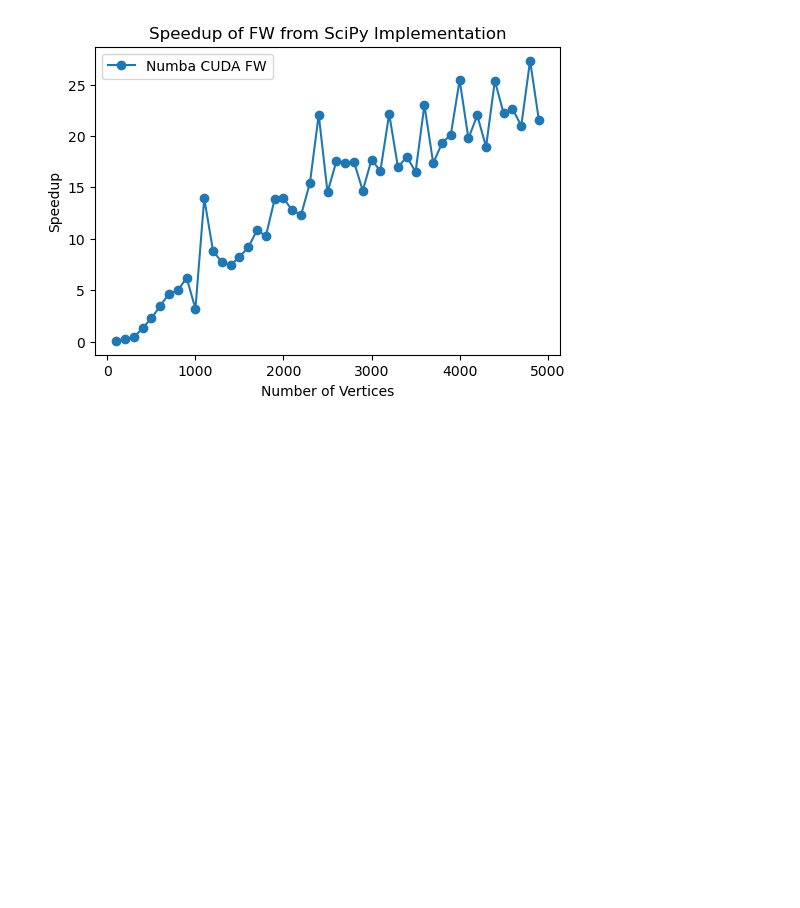
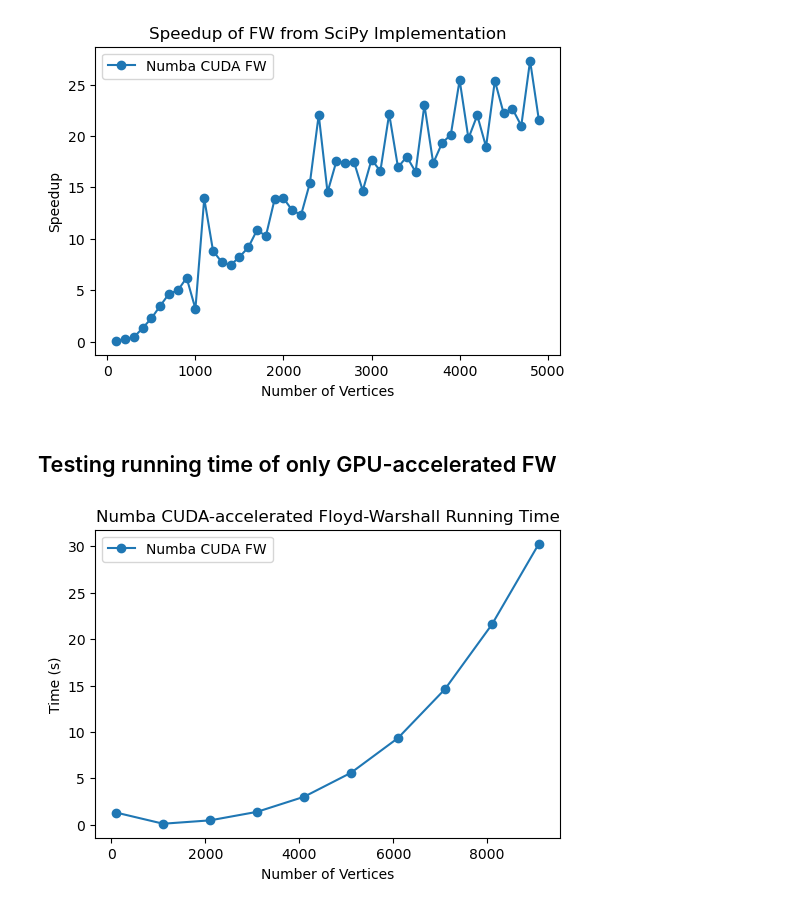
Before and after one commit to andersontruong/gnn-transport, a Jupyter notebook: cuda/benchmarks/floyd_warshall.ipynb, the cells around one changed output. Cells and saved outputs as stored; diff of their text form; code cells hidden in the pictures; blank space fills up the shorter version.

Commit message:
add gpu running times

```diff
--- a/cuda/benchmarks/floyd_warshall.ipynb
+++ b/cuda/benchmarks/floyd_warshall.ipynb
@@ -171,3 +171,32 @@ plt.legend()
 plt.savefig('./figures/scipy_vs_numba_speedup.png', dpi=300)
 # %% [output]
 [figure]
+# %% [markdown]
+## Testing running time of only GPU-accelerated FW
+# %%
+N = np.arange(100, 10000, 1000, dtype=int)
+prob_edge = 1.2/(100-1)
+
+gpu_times_3 = []
+
+gpu_results_3 = []
+
+for n in tqdm(N, position=0, desc='N', leave=False, ncols=80):
+    adjacency_matrix = generate_random_adjacency_matrix(n, prob_edge)
+
+    # Numba CUDA
+    start = time.perf_counter()
+    gpu_fw = floyd_warshall_gpu(adjacency_matrix, matrix_block_size=4)
+    end = time.perf_counter()
+    gpu_times_3.append(end - start)
+    gpu_results_3.append(gpu_fw)
+# %%
+plt.figure(figsize=(6, 4))
+plt.plot(N, gpu_times_3, '-o', label='Numba CUDA FW')
+plt.title("Numba CUDA-accelerated Floyd-Warshall Running Time")
+plt.xlabel("Number of Vertices")
+plt.ylabel('Time (s)')
+plt.legend()
+plt.savefig('./figures/gpu_times.png', dpi=300)
+# %% [output]
+[figure, added]
```
Also changed, not shown: 1 other file.
